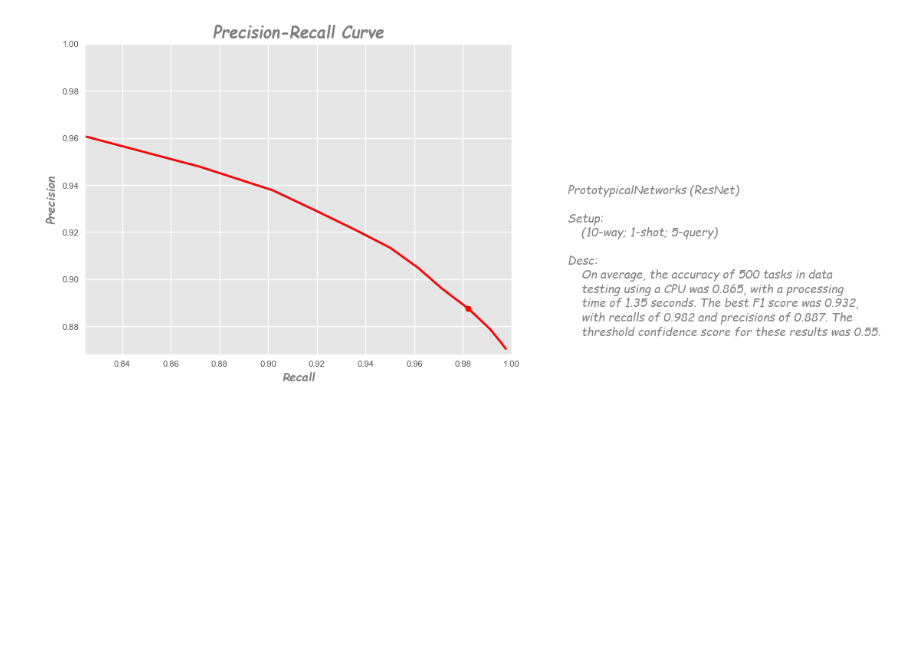
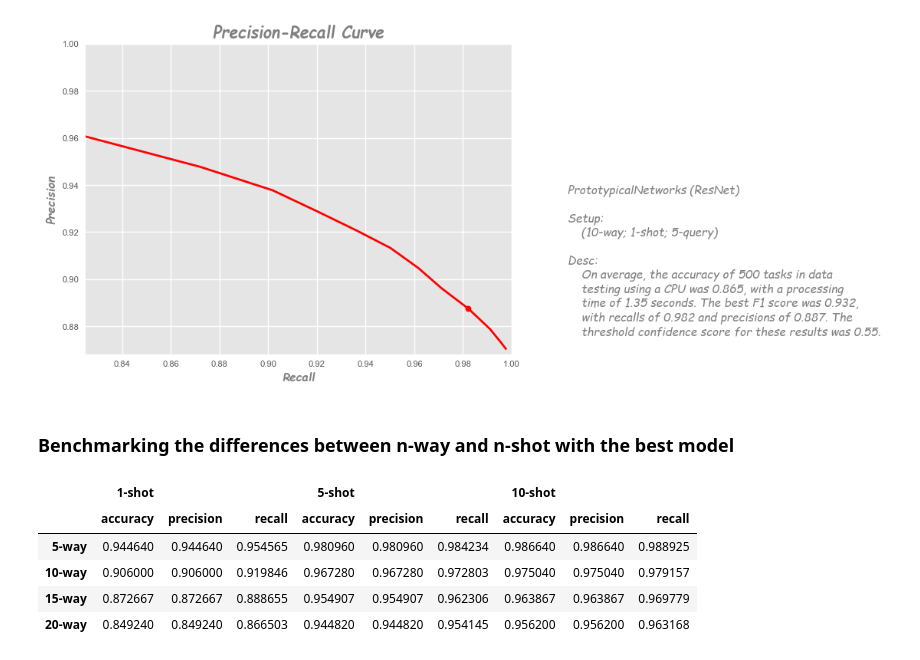
Before and after one commit to afhabibieee/car-attr-classifier, a Jupyter notebook: src/test.ipynb, the cells around one changed output. Drawn from its saved outputs; the diff is of its cells as text; code cells hidden in the pictures; blank space fills up the shorter version.

Commit message:
Added benchmarks

```diff
--- a/src/test.ipynb
+++ b/src/test.ipynb
@@ -187,3 +190,5 @@ Artifacts downloaded in: ../models/saved model
 2022/12/09 12:20:02 WARNING mlflow.pytorch: Stored model version '1.12.1+cu102' does not match installed PyTorch version '1.13.0+cpu'
 run id: 026303d4836a4e659851c86ac7d65a0a
 [figure]
+# %% [markdown]
+### Benchmarking the differences between n-way and n-shot with the best model
@@ -189,0 +231,19 @@ run id: 026303d4836a4e659851c86ac7d65a0a
+# %%
+# Load torch model
+run_id = 'b270c73d063e49949583c0485b56f065'
+logged_model = f'../models/saved model/{run_id}/model/data/model.pth'
+loaded_model = torch.load(logged_model).to(DEVICE).eval()
+# %%
+n_ways = [5, 10, 15, 20]
+n_shots = [1, 5, 10]
+metrics = ['accuracy', 'precision', 'recall']
+results = benchmark(loaded_model, n_ways, n_shots, metrics)
+# %%
+results.data
+# %% [output]
+|  | 1-shot |  |  | 5-shot |  |  | 10-shot |  |  |
+|  | accuracy | precision | recall | accuracy | precision | recall | accuracy | precision | recall |
+| 5-way | 0.944640 | 0.944640 | 0.954565 | 0.980960 | 0.980960 | 0.984234 | 0.986640 | 0.986640 | 0.988925 |
+| 10-way | 0.906000 | 0.906000 | 0.919846 | 0.967280 | 0.967280 | 0.972803 | 0.975040 | 0.975040 | 0.979157 |
+| 15-way | 0.872667 | 0.872667 | 0.888655 | 0.954907 | 0.954907 | 0.962306 | 0.963867 | 0.963867 | 0.969779 |
+| 20-way | 0.849240 | 0.849240 | 0.866503 | 0.944820 | 0.944820 | 0.954145 | 0.956200 | 0.956200 | 0.963168 |
```
Also changed, not shown: parts of 4 cells of this notebook.
